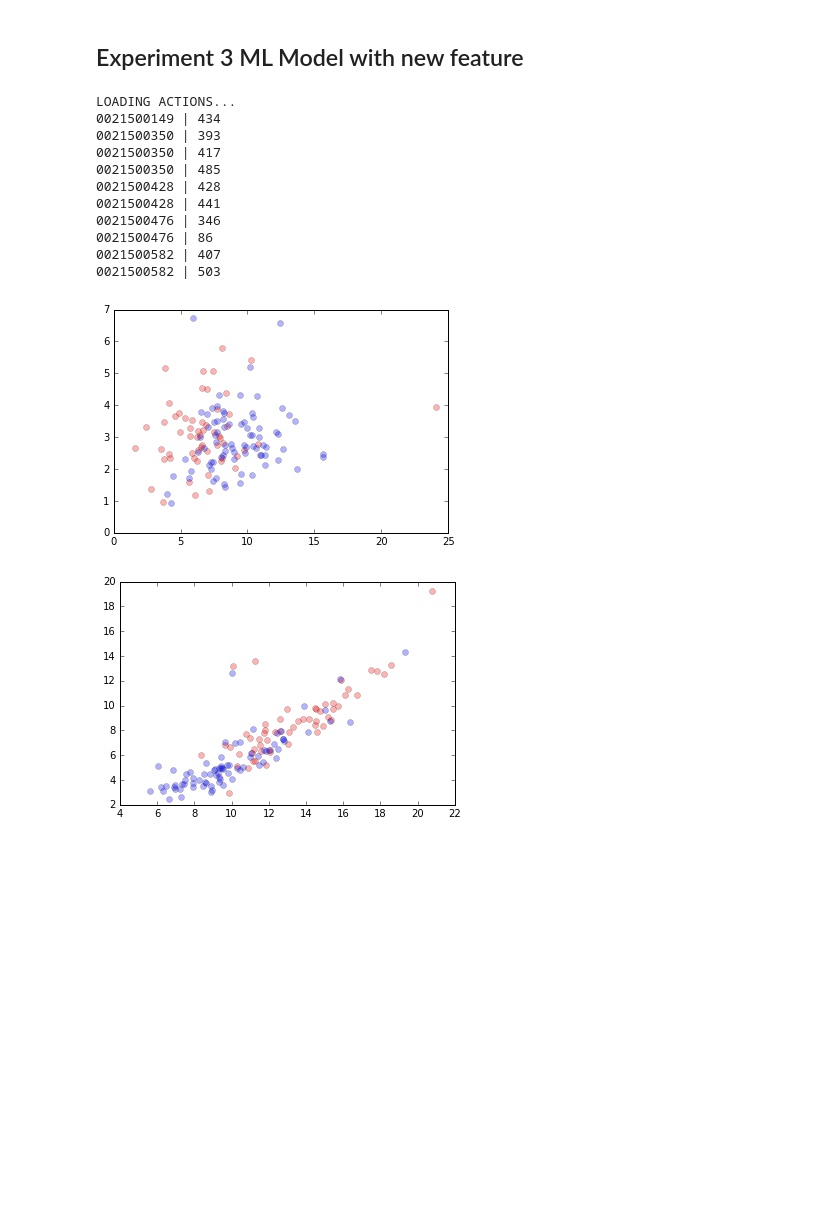
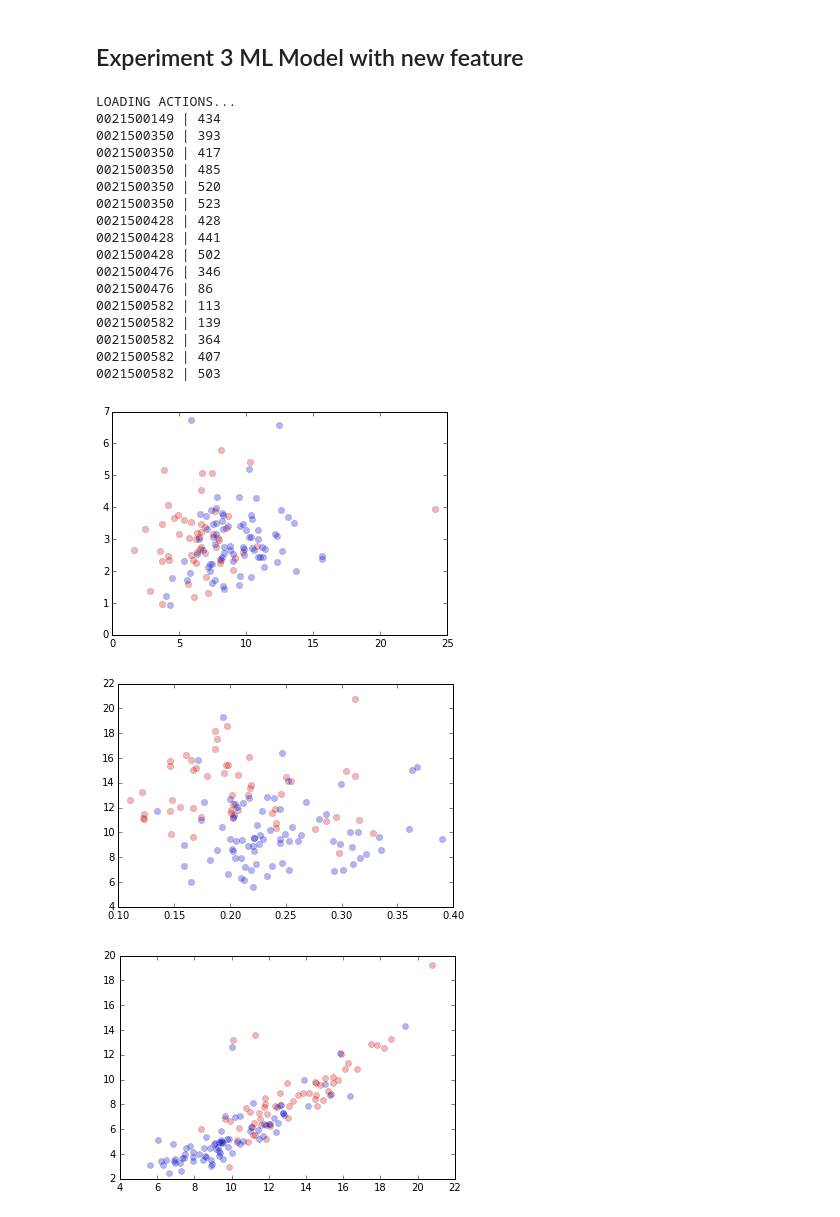
Before and after one commit to rjesteban/defensive-play-classifier, a Jupyter notebook: ML Model_new_feature.ipynb, the cells around one changed output. Cells and saved outputs as stored; diff of their text form; code cells hidden in the pictures; blank space fills up the shorter version.

Commit message:
Edit Action class and usage, data, use new feature

```diff
--- a/ML Model_new_feature.ipynb
+++ b/ML Model_new_feature.ipynb
@@ -36,6 +30,14 @@ _0021500582 = json.load(open(PATH + gameids[7] + ".json"))
 # %%
 ekeys = [_0021500149, _0021500197, _0021500270, _0021500316, _0021500350, _0021500428, _0021500476, _0021500582]
 # %%
+dtw = []
+dist = []
+canon = []
+entp = []
+tcanon = []
+pdist = []
+speed = []
+
 print "LOADING ACTIONS..."
 for ekey in ekeys:
     for eid in sorted(ekey.keys()):
@@ -48,12 +50,14 @@ for ekey in ekeys:
             _entp = get_entropy(action)
             _tcanon = get_time_defending(action)
             _pdist = get_distance_from_post(action)
+            _speed = get_average_speed(action)
             # dtw.append(_dtw)
             canon.append(_canon)
             dist.append(_dist)
             entp.append(_entp)
             tcanon.append(_tcanon)
             pdist.append(_pdist)
+            speed.append(_speed)
             # X.append(_dtw + _entp)
             y.append(int(action.label))
         except Exception:
@@ -65,10 +69,16 @@ LOADING ACTIONS...
 0021500350 | 393
 0021500350 | 417
 0021500350 | 485
+0021500350 | 520
+0021500350 | 523
 0021500428 | 428
 0021500428 | 441
+0021500428 | 502
 0021500476 | 346
 0021500476 | 86
+0021500582 | 113
+0021500582 | 139
+0021500582 | 364
 0021500582 | 407
 0021500582 | 503
 # %%
@@ -89,12 +99,21 @@ man_tcanon = [tcanon[index] for index, value in enumerate(y) if value == 1]
 
 zone_pdist = [pdist[index] for index, value in enumerate(y) if value == -1]
 man_pdist = [pdist[index] for index, value in enumerate(y) if value == 1]
+
+zone_speed = [speed[index] for index, value in enumerate(y) if value == -1]
+man_speed = [speed[index] for index, value in enumerate(y) if value == 1]
 # %%
 plt.plot(np.mean(zone_pdist, axis=1), np.mean(zone_tcanon, axis=1), 'ro', alpha=0.3)
 plt.plot(np.mean(man_pdist, axis=1), np.mean(man_tcanon, axis=1), 'bo', alpha=0.3)
 plt.show()
 # %% [output]
-[figure, old version]
+[figure, new version]
+# %%
+plt.plot(np.mean(zone_speed, axis=1), np.mean(zone_dist, axis=1), 'ro', alpha=0.3)
+plt.plot(np.mean(man_speed, axis=1), np.mean(man_dist, axis=1), 'bo', alpha=0.3)
+plt.show()
+# %% [output]
+[figure, added]
 # %%
 plt.plot(np.mean(zone_dist, axis=1), np.mean(zone_canon, axis=1), 'ro', alpha=0.3)
 plt.plot(np.mean(man_dist, axis=1), np.mean(man_canon, axis=1), 'bo', alpha=0.3)
```
Also changed, not shown: parts of 1 cell of this notebook, 13 other files.
